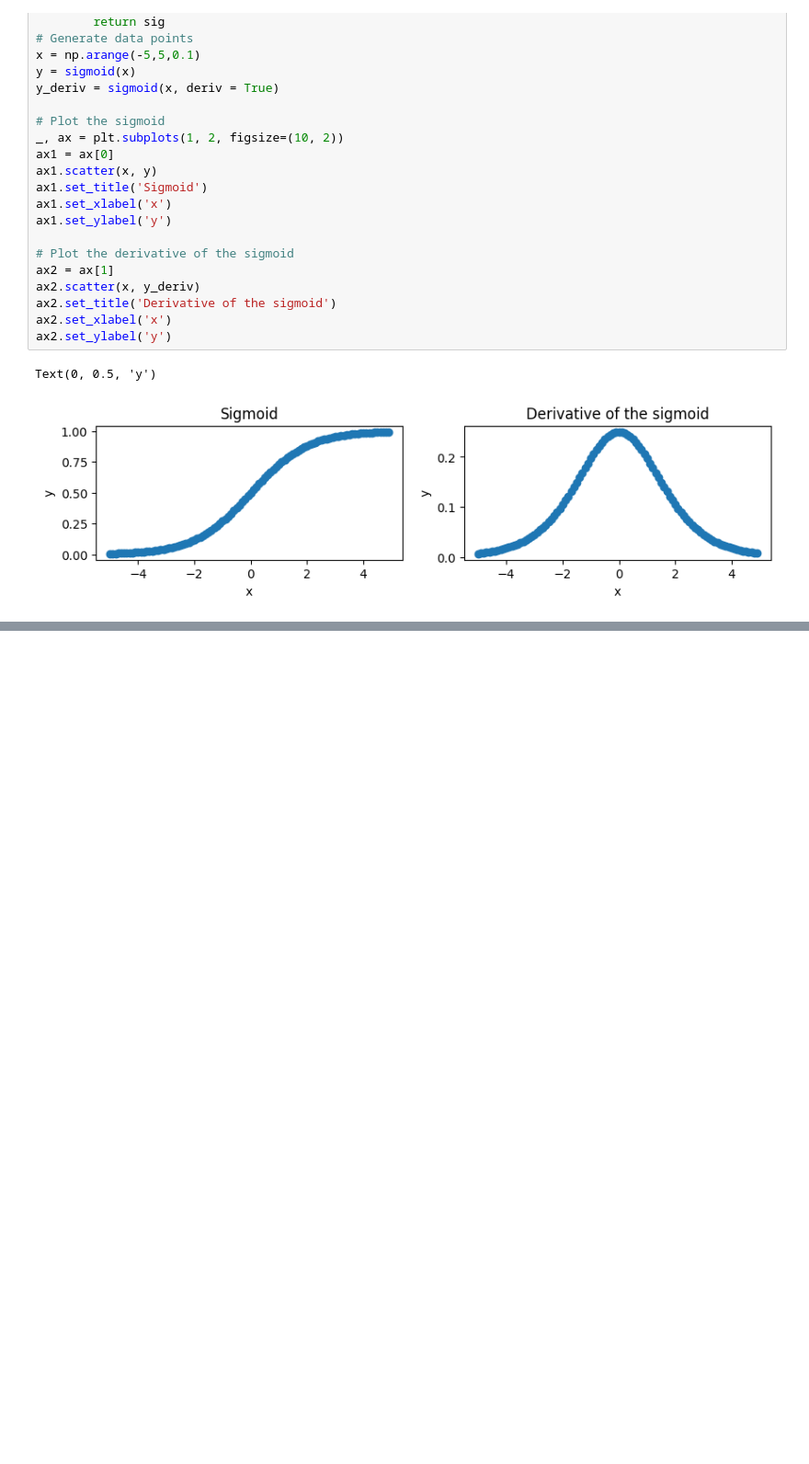
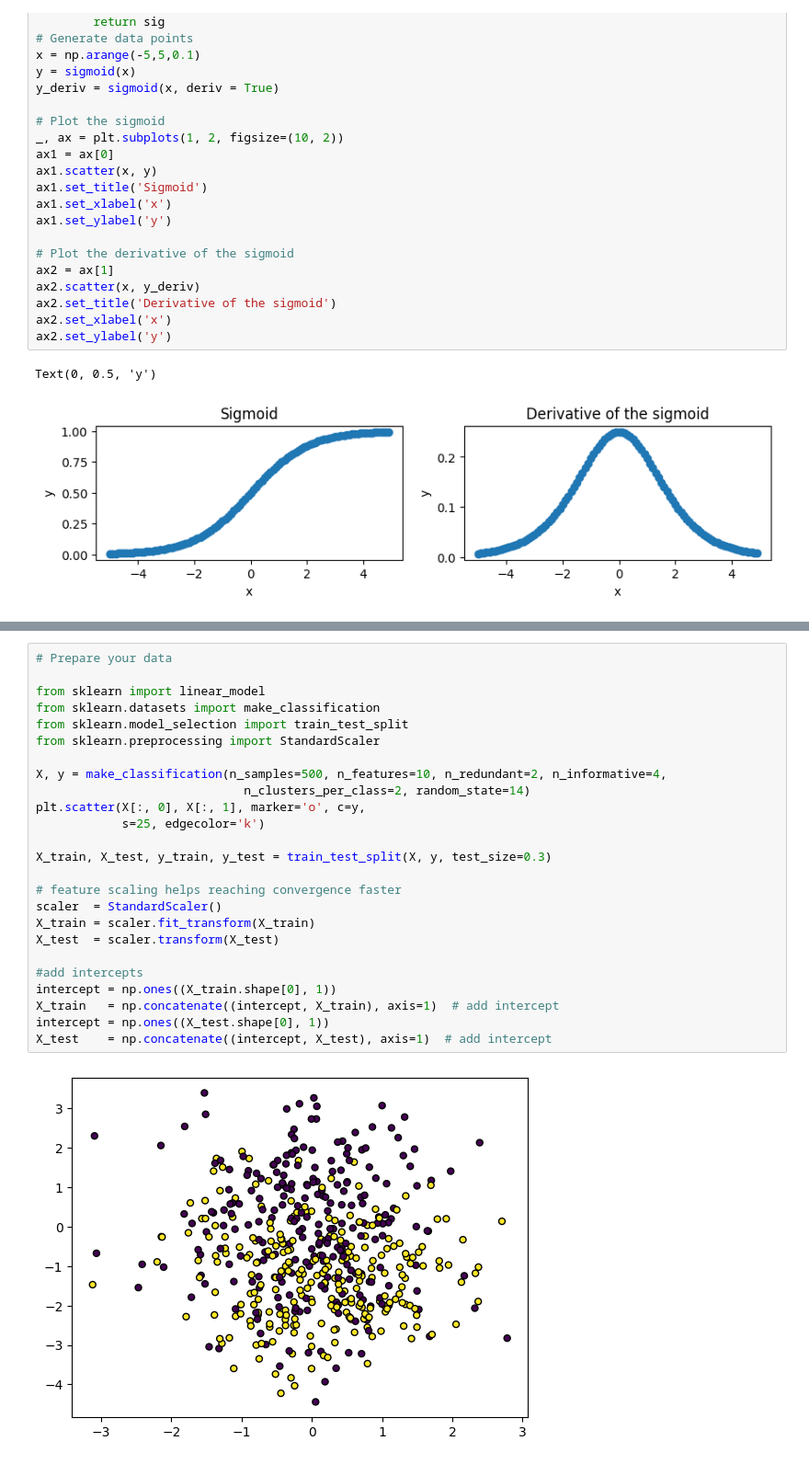
Before and after one commit to risabniranjan/Data-Science, a Jupyter notebook: linear_regression.ipynb, the cells around one changed output, grey strips where cells are left out. Shown at 92% size. Drawn from its saved outputs; the diff is of its cells as text; blank space fills up the shorter version.

```diff
--- a/linear_regression.ipynb
+++ b/linear_regression.ipynb
@@ -316,0 +334,27 @@ Text(0, 0.5, 'y')
+# %%
+# Prepare your data
+
+from sklearn import linear_model
+from sklearn.datasets import make_classification
+from sklearn.model_selection import train_test_split
+from sklearn.preprocessing import StandardScaler
+
+X, y = make_classification(n_samples=500, n_features=10, n_redundant=2, n_informative=4,
+                             n_clusters_per_class=2, random_state=14)
+plt.scatter(X[:, 0], X[:, 1], marker='o', c=y,
+            s=25, edgecolor='k')
+
+X_train, X_test, y_train, y_test = train_test_split(X, y, test_size=0.3)
+
+# feature scaling helps reaching convergence faster
+scaler  = StandardScaler()
+X_train = scaler.fit_transform(X_train)
+X_test  = scaler.transform(X_test)
+
+#add intercepts
+intercept = np.ones((X_train.shape[0], 1))
+X_train   = np.concatenate((intercept, X_train), axis=1)  # add intercept
+intercept = np.ones((X_test.shape[0], 1))
+X_test    = np.concatenate((intercept, X_test), axis=1)  # add intercept
+# %% [output]
+[figure, added]
```
Also changed, not shown: parts of 4 cells of this notebook.
